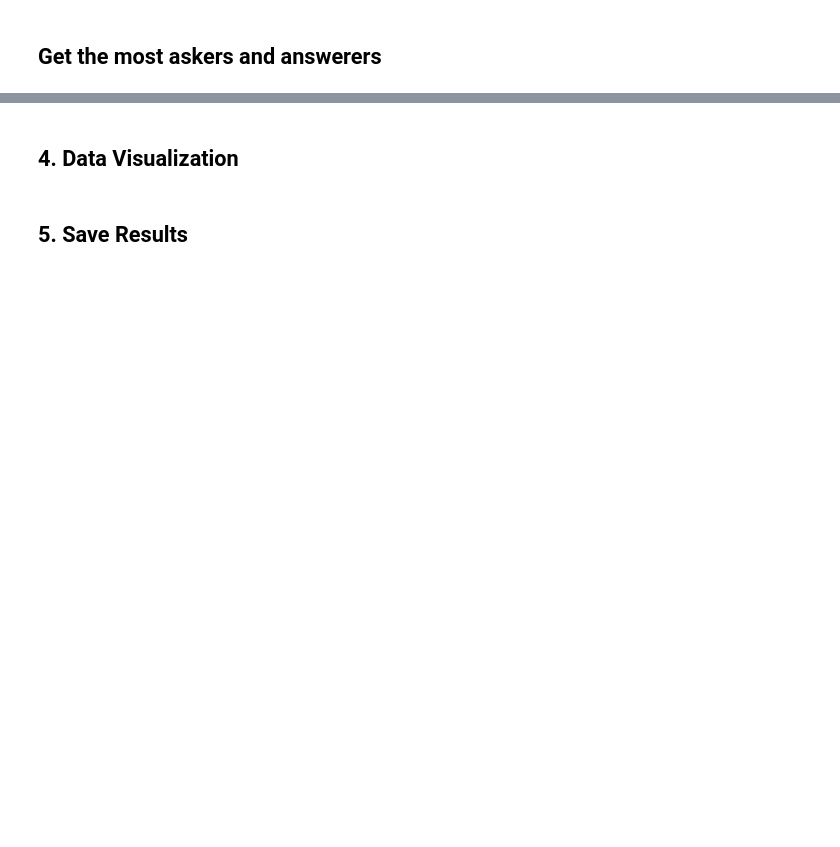
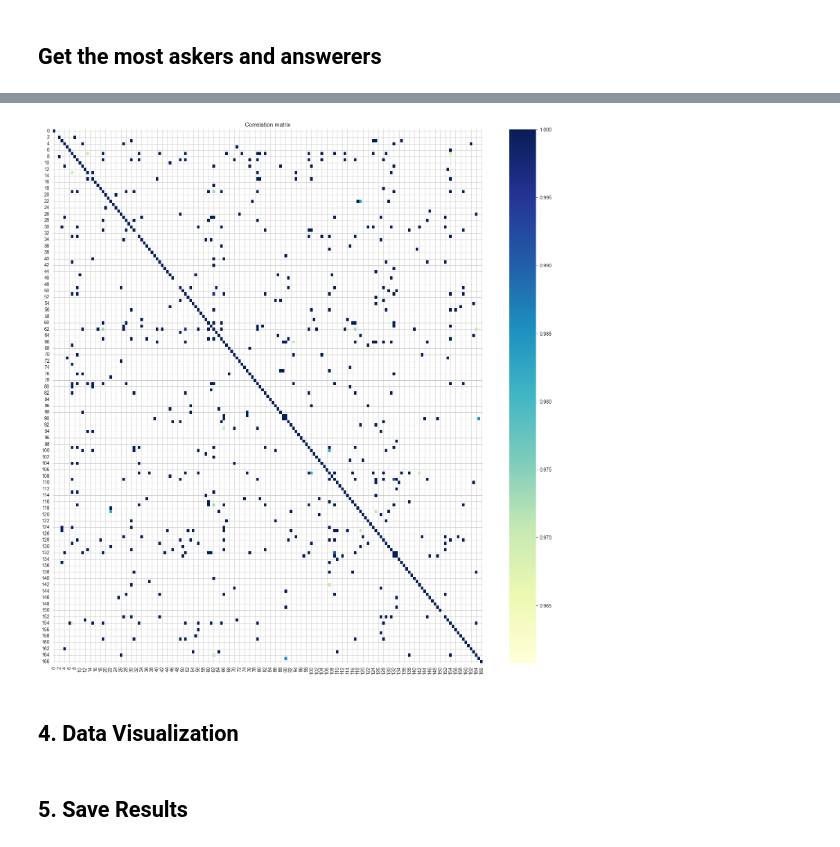
Before and after one commit to jbhangoo/datakit-smallholder-farmers-fall-2025, a Jupyter notebook: Challenge 3_Community Leaders/jayr/network.ipynb, the cells around one changed output, grey strips where cells are left out. Saved outputs shown, nothing was run; the diff lists cells and outputs as text; code cells hidden in the pictures; blank space fills up the shorter version.

```diff
--- a/Challenge 3_Community Leaders/jayr/network.ipynb
+++ b/Challenge 3_Community Leaders/jayr/network.ipynb
@@ -156,12 +219,28 @@ MemoryError:
+# %%
+import numpy as np
+import pandas as pd
+
+# replace zeros with NaN
+dense_array = edge_arr.astype(float)
+dense_array[dense_array == 0] = np.nan
+
+# Pandas will compute pairwise correlations ignoring NaN
+df = pd.DataFrame(dense_array)
+correlation_matrix = df.corr()  # Uses pairwise complete observations
+
+# Threshold correlation matrix
+correlation_matrix = correlation_matrix[correlation_matrix > 0.95]
 # %%
-# Display a heatmap showing the number of edges between nodes
+# Display correlation matrix
 import seaborn as sns
-import matplotlib.pyplot as plt
 
-plt.figure(figsize=(10, 10))
-sns.heatmap(edges_between_nodes, cmap='YlGnBu', cbar=False)
-plt.title('Edges between nodes')
+plt.figure(figsize=(20, 20))
+# Color scale from yellow to blue
+sns.heatmap(correlation_matrix, cmap='YlGnBu')
+plt.title('Correlation matrix')
 plt.show()
+# %% [output]
+[figure, added]
 # %%
 # Convert the matrix to a pandas DataFrame
 import pandas as pd
```
Also changed, not shown: parts of 9 cells of this notebook, 2 other files.
